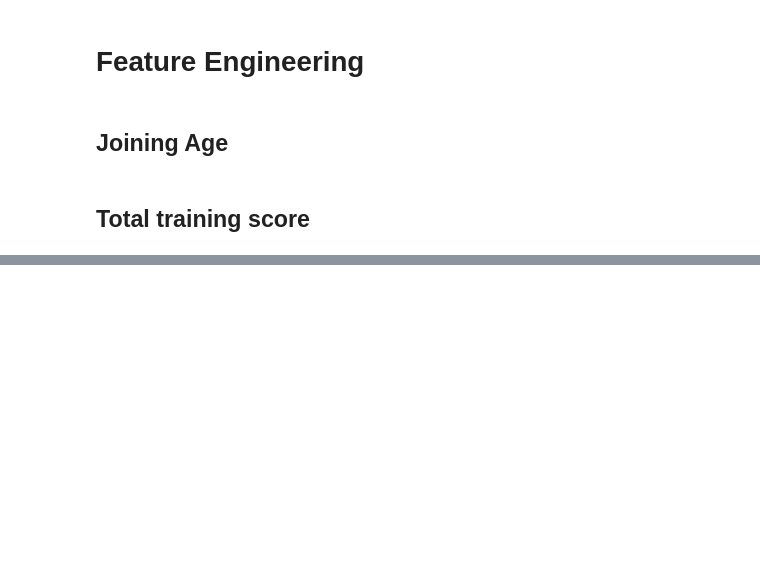
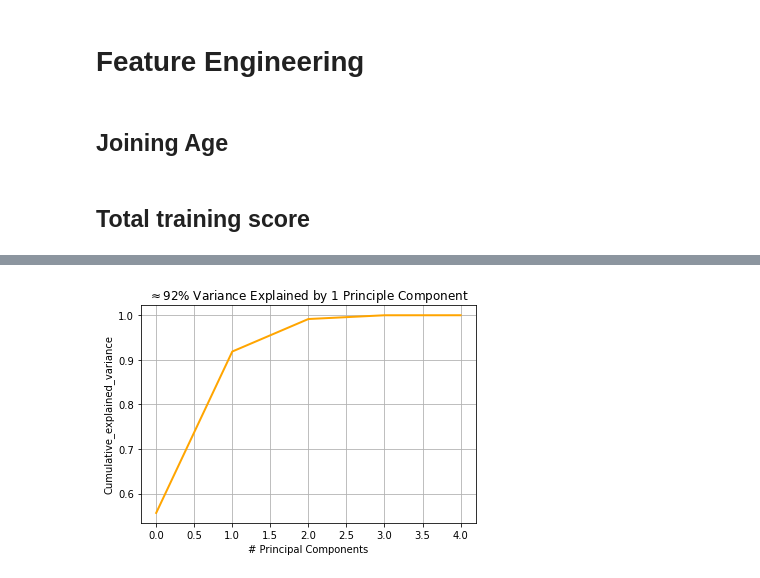
Before and after one commit to gunnerVivek/Employee-Promotion, a Jupyter notebook: 2-data_preprocessing.ipynb, the cells around one changed output, grey strips where cells are left out. Saved outputs shown, nothing was run; the diff lists cells and outputs as text; code cells hidden in the pictures; blank space fills up the shorter version.

```diff
--- a/2-data_preprocessing.ipynb
+++ b/2-data_preprocessing.ipynb
@@ -478,0 +483,27 @@ X['total_score'] = X.avg_training_score * X.no_of_trainings
+# %%
+pca_data = X.loc[:, ['KPIs_met >80%', 'awards_won?','avg_training_score','previous_year_rating']]
+# %%
+education = ResponseCoding().fit(X.education[train_index], X.is_promoted[train_index])
+education = education.transform(X.education)
+
+pca_data['education'] = education[1] # only for promoted label
+# %%
+pca = PCA(n_components=pca_data.shape[1])
+pca_embedded_data = pca.fit_transform(pca_data.loc[train_index,:])
+# %%
+percentage_var_explained = pca.explained_variance_ /np.sum(pca.explained_variance_)
+cum_var_explained = np.cumsum(percentage_var_explained)
+
+# Draw the plot
+plt.figure(1, figsize=(6, 4))
+
+plt.plot(cum_var_explained, linewidth=2, color='orange')
+plt.axis('tight')
+plt.grid()
+plt.xlabel('# Principal Components')
+plt.ylabel('Cumulative_explained_variance')
+#plt.title(r"$150$ Principle Components accounts for $\approx 100\%$ Variance", fontsize = 10)
+plt.title(r"$\approx 92\%$ Variance Explained by 1 Principle Component", fontsize = 12)
+plt.show()
+# %% [output]
+[figure, added]
```
Also changed, not shown: parts of 4 cells of this notebook.
